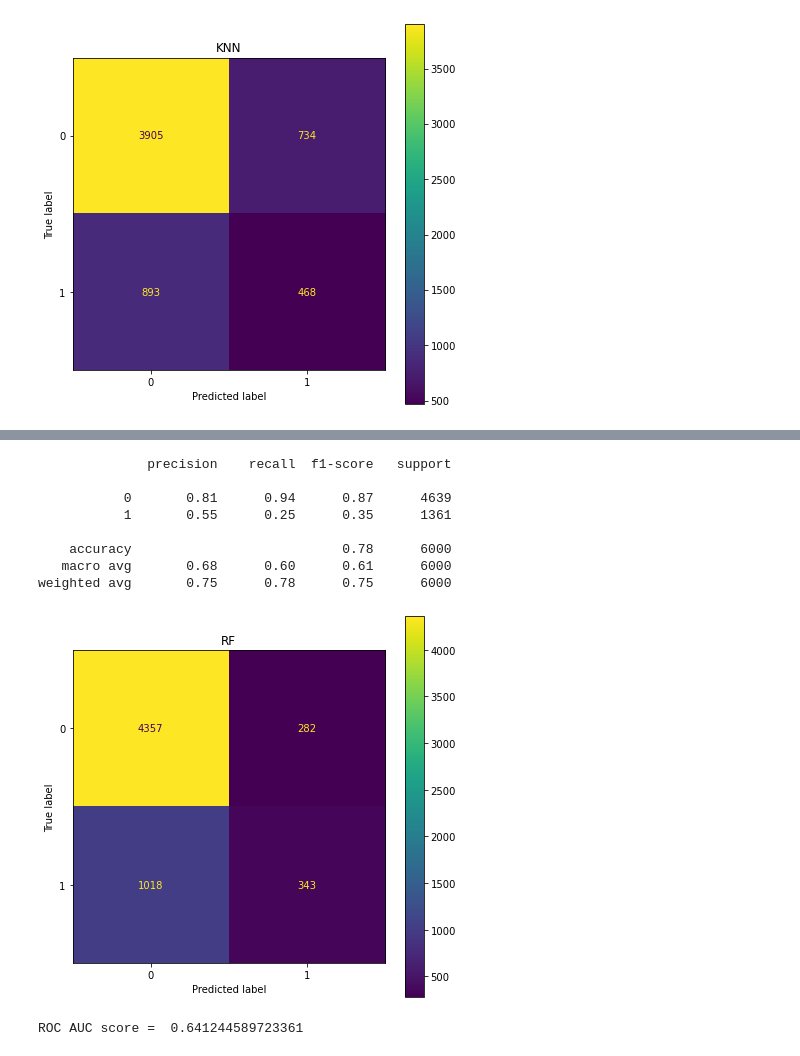
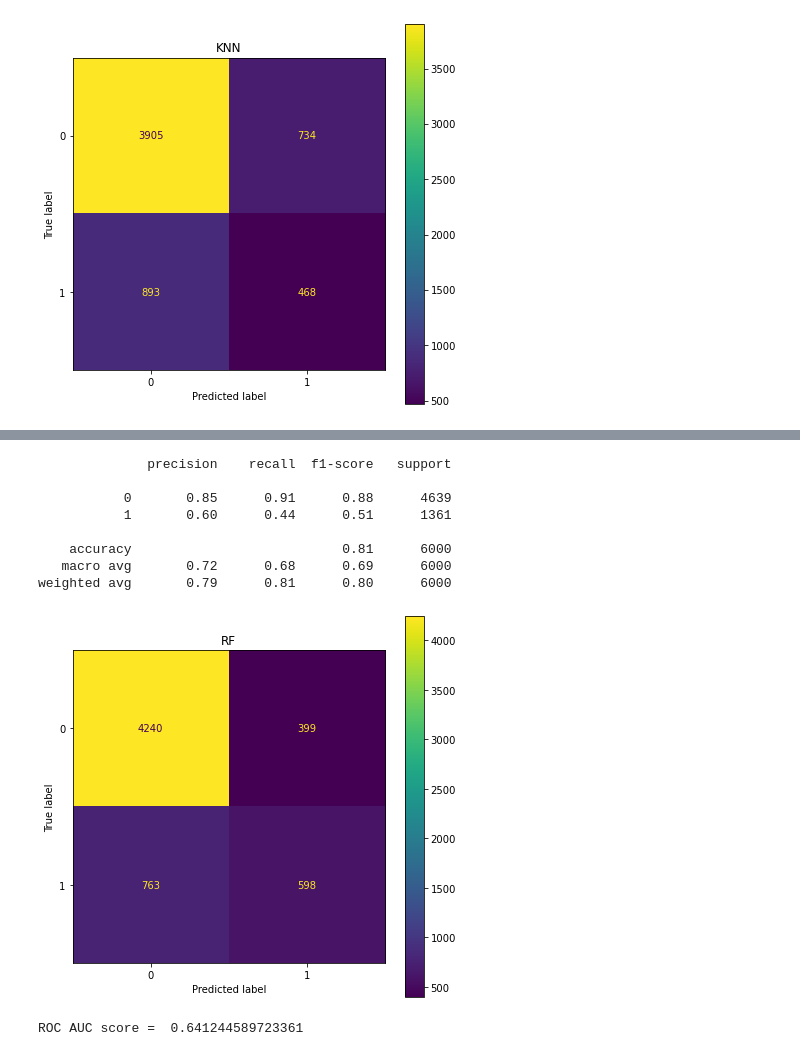
Before and after one commit to jpizzollo/Credit_Default, a Jupyter notebook: Credit_scratchpad_Refining_v1.ipynb, the cells around one changed output, grey strips where cells are left out. Drawn from its saved outputs; the diff is of its cells as text; code cells hidden in the pictures.

```diff
--- a/Credit_scratchpad_Refining_v1.ipynb
+++ b/Credit_scratchpad_Refining_v1.ipynb
@@ -240,7 +240,7 @@ scores_list.append(nb_score)
 
 from sklearn.svm import SVC
 svc = SVC()
-svc.fit(X_train_preprocessed, y_up_train)
+svc.fit(X_train_preprocessed_scaled, y_up_train)
 svc_score = svc.score(x_val_preprocessed_scaled,y_val)
 model_list.append('SVC')
 scores_list.append(svc_score)
@@ -375,19 +375,19 @@ weighted avg       0.75      0.78      0.70      6000
 # %%
-y_preds =rf.predict(x_val_preprocessed_scaled)
+y_preds =rf.predict(x_val_preprocessed)
 print(classification_report(y_val, y_preds))
 fig, ax = plt.subplots(figsize=(7, 7))
-plot_confusion_matrix(rf, x_val_preprocessed_scaled, y_val, ax=ax)
+plot_confusion_matrix(rf, x_val_preprocessed, y_val, ax=ax)
 plt.title('RF');
 # %% [output]
               precision    recall  f1-score   support
 
-           0       0.81      0.94      0.87      4639
-           1       0.55      0.25      0.35      1361
+           0       0.85      0.91      0.88      4639
+           1       0.60      0.44      0.51      1361
 
-    accuracy                           0.78      6000
-   macro avg       0.68      0.60      0.61      6000
-weighted avg       0.75      0.78      0.75      6000
+    accuracy                           0.81      6000
+   macro avg       0.72      0.68      0.69      6000
+weighted avg       0.79      0.81      0.80      6000
-[figure, old version]
+[figure, new version]
 # %%
 from sklearn.metrics import roc_auc_score, roc_curve
 
```
Also changed, not shown: parts of 5 cells of this notebook.
